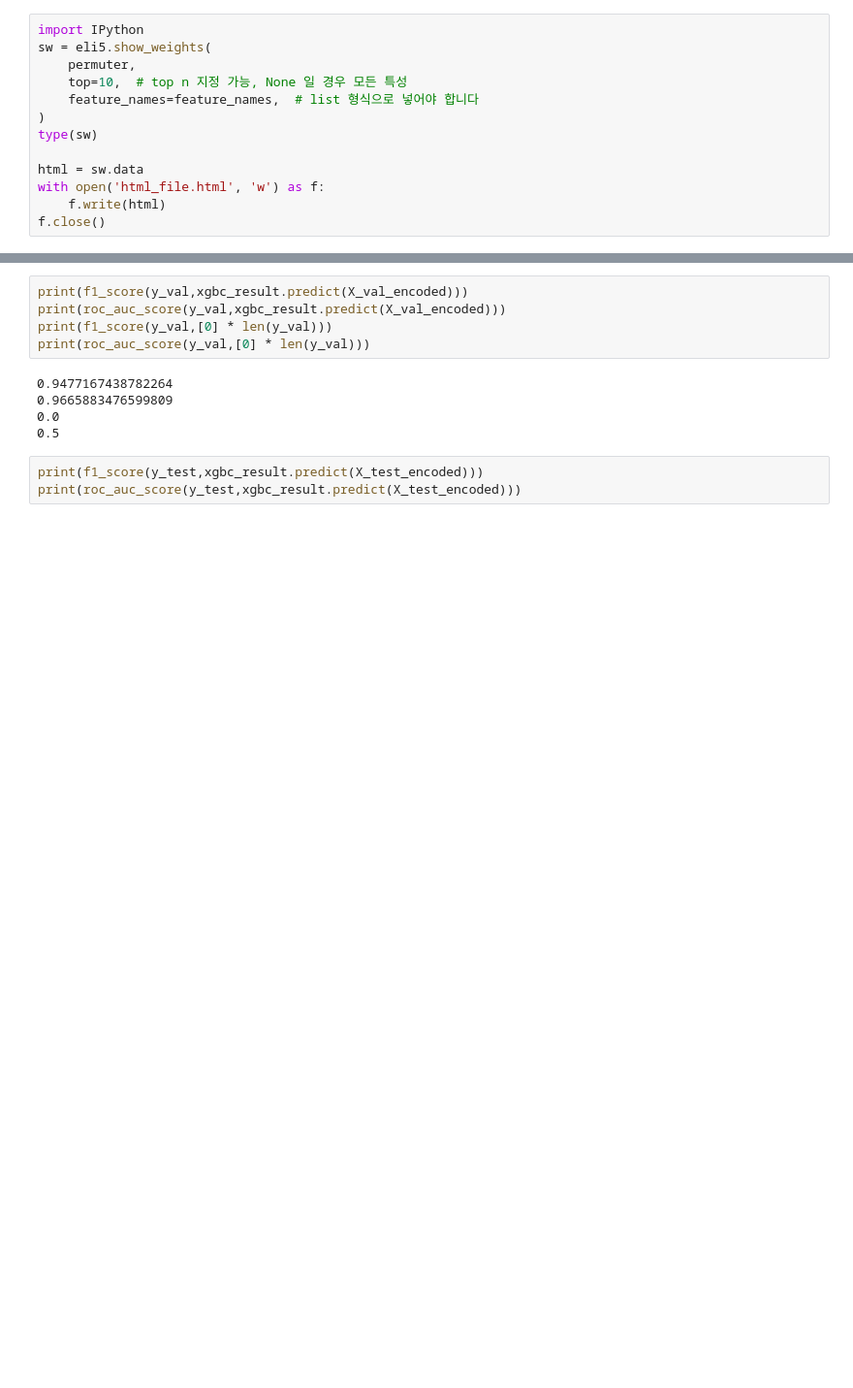
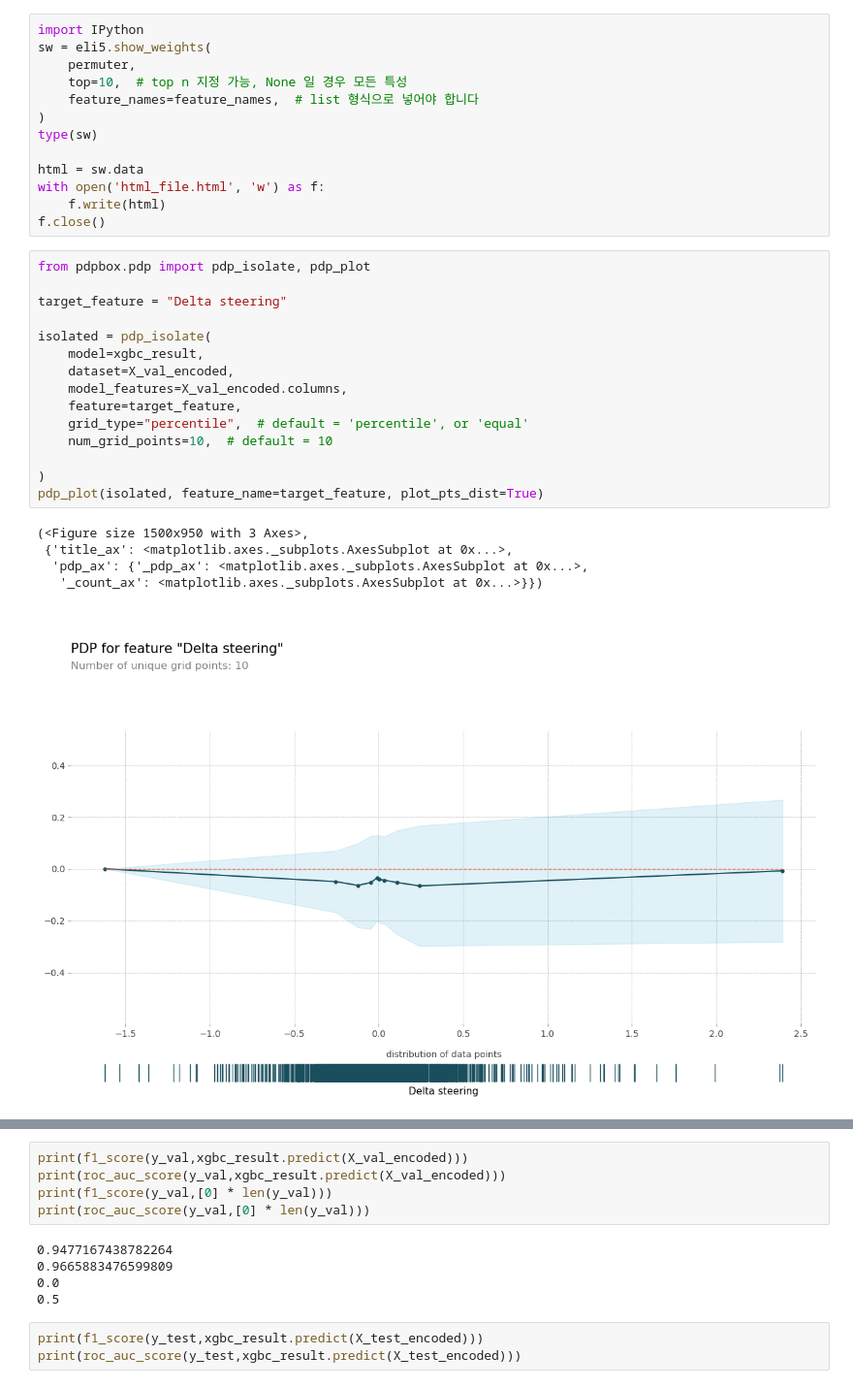
Before and after one commit to Gavintain/first, a Jupyter notebook: csv_analyze.ipynb, the cells around one changed output, grey strips where cells are left out. Shown: that part at 97% size. Cells and saved outputs as stored; diff of their text form; blank space fills up the shorter version.

```diff
--- a/csv_analyze.ipynb
+++ b/csv_analyze.ipynb
@@ -545,3 +510,24 @@ html = sw.data
 with open('html_file.html', 'w') as f:
     f.write(html)
 f.close()
+# %%
+from pdpbox.pdp import pdp_isolate, pdp_plot
+
+target_feature = "Delta steering"
+
+isolated = pdp_isolate(
+    model=xgbc_result,
+    dataset=X_val_encoded,
+    model_features=X_val_encoded.columns,
+    feature=target_feature,
+    grid_type="percentile",  # default = 'percentile', or 'equal'
+    num_grid_points=10,  # default = 10
+
+)
+pdp_plot(isolated, feature_name=target_feature, plot_pts_dist=True)
+# %% [output]
+(<Figure size 1500x950 with 3 Axes>,
+ {'title_ax': <matplotlib.axes._subplots.AxesSubplot at 0x...>,
+  'pdp_ax': {'_pdp_ax': <matplotlib.axes._subplots.AxesSubplot at 0x...>,
+   '_count_ax': <matplotlib.axes._subplots.AxesSubplot at 0x...>}})
+[figure, added]
```
Also changed, not shown: parts of 12 cells of this notebook.
